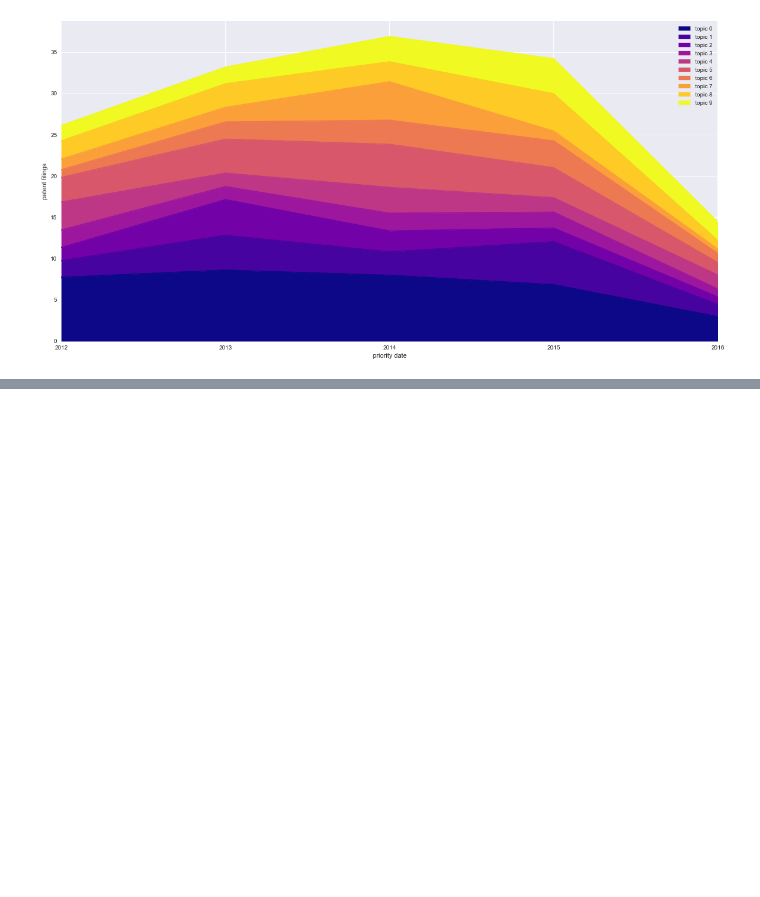
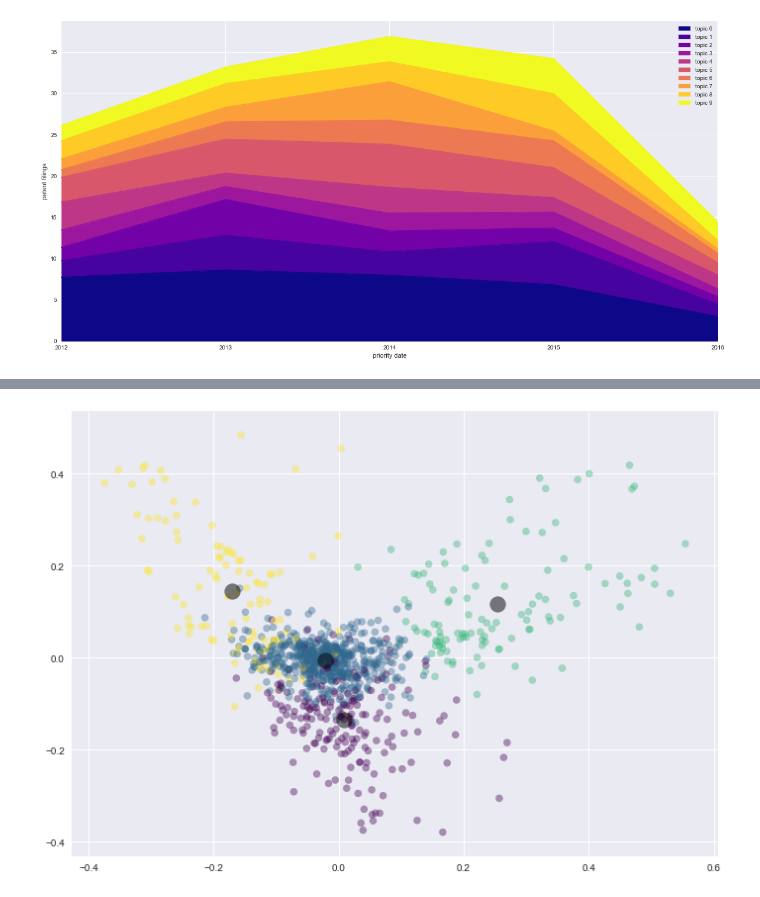
Before and after one commit to sronro/Patent_Topic_Modeling, a Jupyter notebook: Step_5_Identify_Topics.ipynb, the cells around one changed output, grey strips where cells are left out. Cells and saved outputs as stored; diff of their text form; code cells hidden in the pictures; blank space fills up the shorter version.

```diff
--- a/Step_5_Identify_Topics.ipynb
+++ b/Step_5_Identify_Topics.ipynb
@@ -134,0 +223,5 @@ plt.show()
+# %%
+n_clusters = 4
+kmeans = KMeans(n_clusters=n_clusters, random_state=0).fit(vectors)
+centroids = pd.DataFrame(kmeans.cluster_centers_)
+y_kmeans = kmeans.predict(vectors)
@@ -134,0 +230,8 @@ plt.show()
+# %%
+fig, ax = plt.subplots()
+plt.scatter(vectors[:, 0], vectors[:, 1], c=y_kmeans, s=50, cmap='viridis', alpha=0.4)
+
+centers = kmeans.cluster_centers_
+plt.scatter(centers[:, 0], centers[:, 1], c='black', s=250, alpha=0.5);
+# %% [output]
+[figure, added]
```
Also changed, not shown: parts of 14 cells of this notebook.
